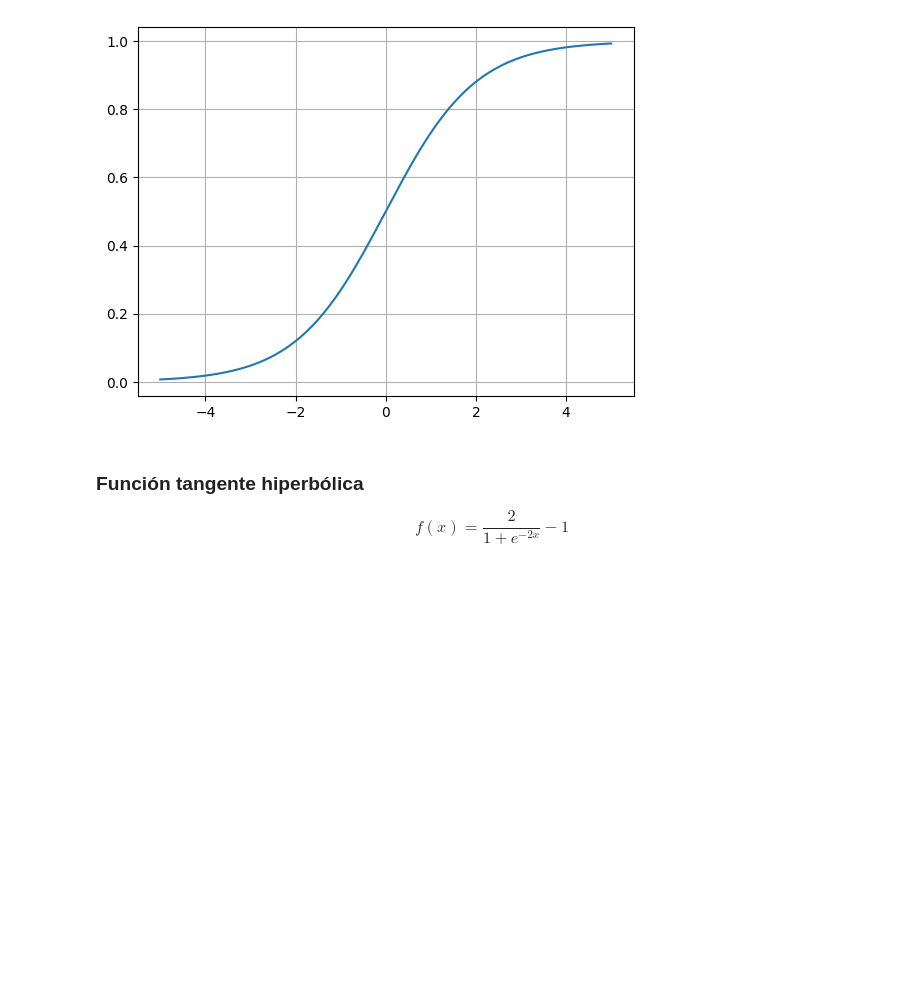
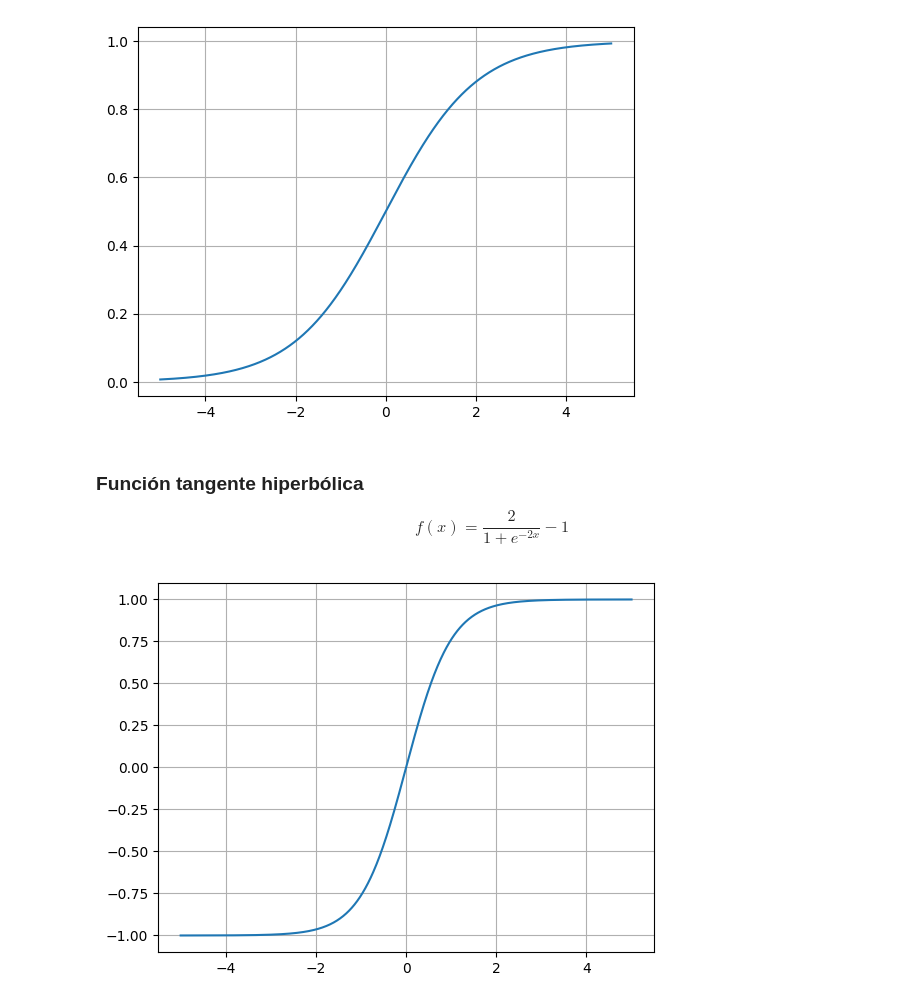
Before and after one commit to AngelDHackerman/fullDataSciencePath, a Jupyter notebook: funciones_matematicas_data_science_AI/funciones_activacion.ipynb, the cells around one changed output. Cells and saved outputs as stored; diff of their text form; code cells hidden in the pictures; blank space fills up the shorter version.

```diff
--- a/funciones_matematicas_data_science_AI/funciones_activacion.ipynb
+++ b/funciones_matematicas_data_science_AI/funciones_activacion.ipynb
@@ -60,3 +60,15 @@ plt.grid()
 ### Función tangente hiperbólica
 
 $$f(x)=\frac{2}{1+e^{-2x}}-1$$
+# %%
+def f(x):
+  return np.tanh(x)  # ? .tanh() es lo que devuelve la tangente hiperbolica
+
+N=1000
+
+y = f(x)
+
+plt.plot(x, y)
+plt.grid()
+# %% [output]
+[figure, added]
```
Also changed, not shown: parts of 2 cells of this notebook.
